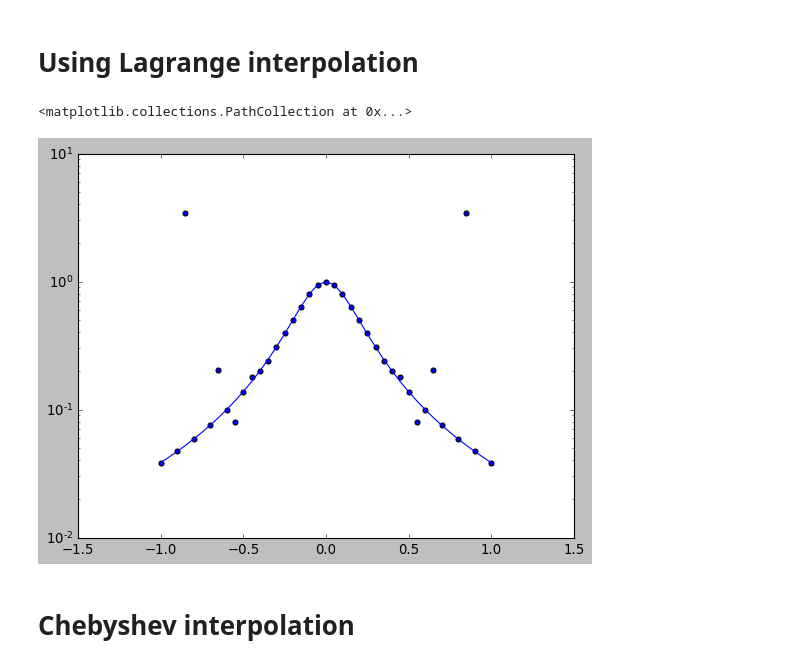
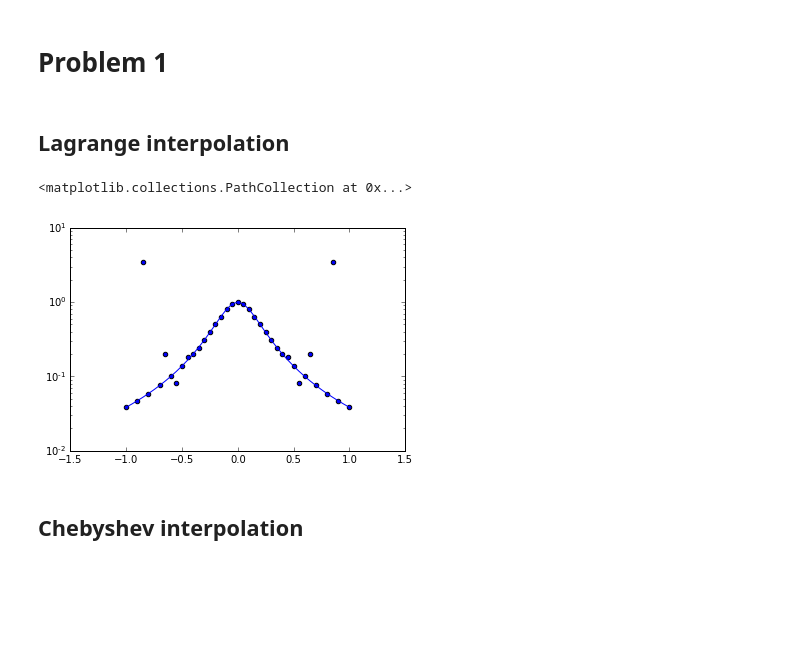
Before and after one commit to DickyChant/Compphy_2, a Jupyter notebook: hw2.ipynb, the cells around one changed output. Cells and saved outputs as stored; diff of their text form; code cells hidden in the pictures; blank space fills up the shorter version.

```diff
--- a/hw2.ipynb
+++ b/hw2.ipynb
@@ -2,8 +4,10 @@
 import numpy as np
 import matplotlib.pyplot as plt
 plt.style.use('classic')
+# %% [markdown]
+# Problem 1
 # %% [markdown]
-# Using Lagrange interpolation
+## Lagrange interpolation
 # %%
 points = np.linspace(-1,1,21)
 # %%
@@ -28,14 +32,15 @@ def lagrange_array(x,pts,func):
     return np.asarray(output)
 # %%
 xs = np.linspace(-1,1,41)
+plt.figure()
 plt.semilogy(xs,runge(xs))
 ys = lagrange_array(xs,points,runge)
 plt.scatter(xs,ys)
 # %% [output]
 <matplotlib.collections.PathCollection at 0x...>
-[figure, old version]
+[figure, new version]
 # %% [markdown]
-# Chebyshev interpolation
+## Chebyshev interpolation
 # %%
 def Tn(x,n):
     return np.cos(n*np.arccos(x))
```
Also changed, not shown: parts of 16 cells of this notebook, 1 other file.
